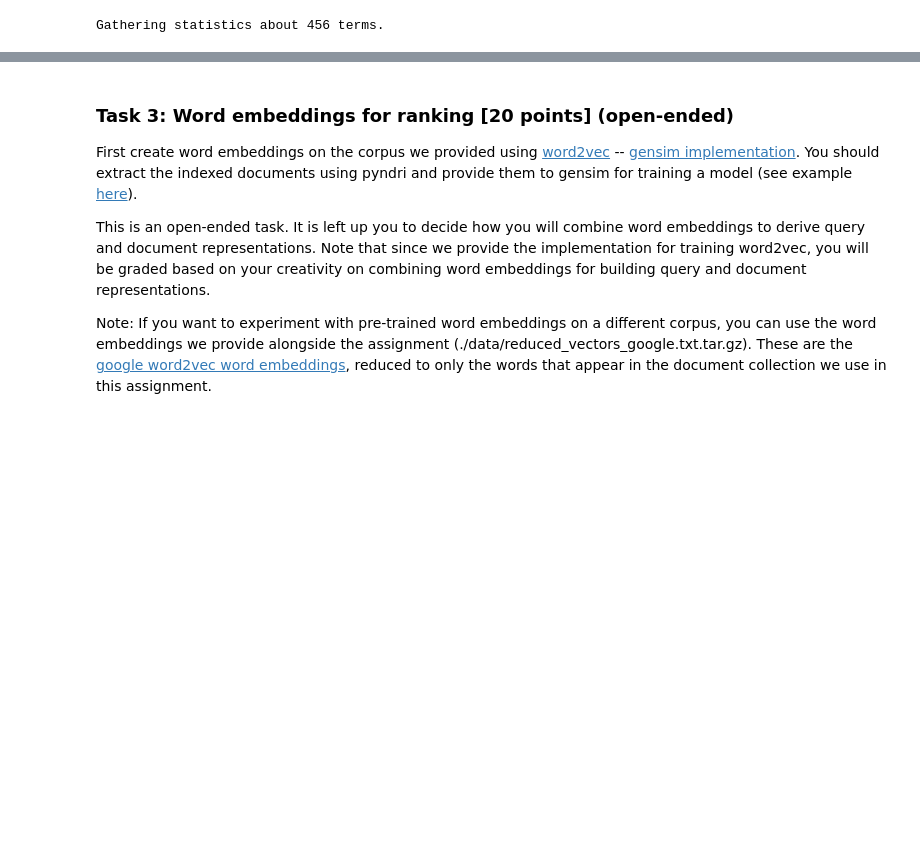
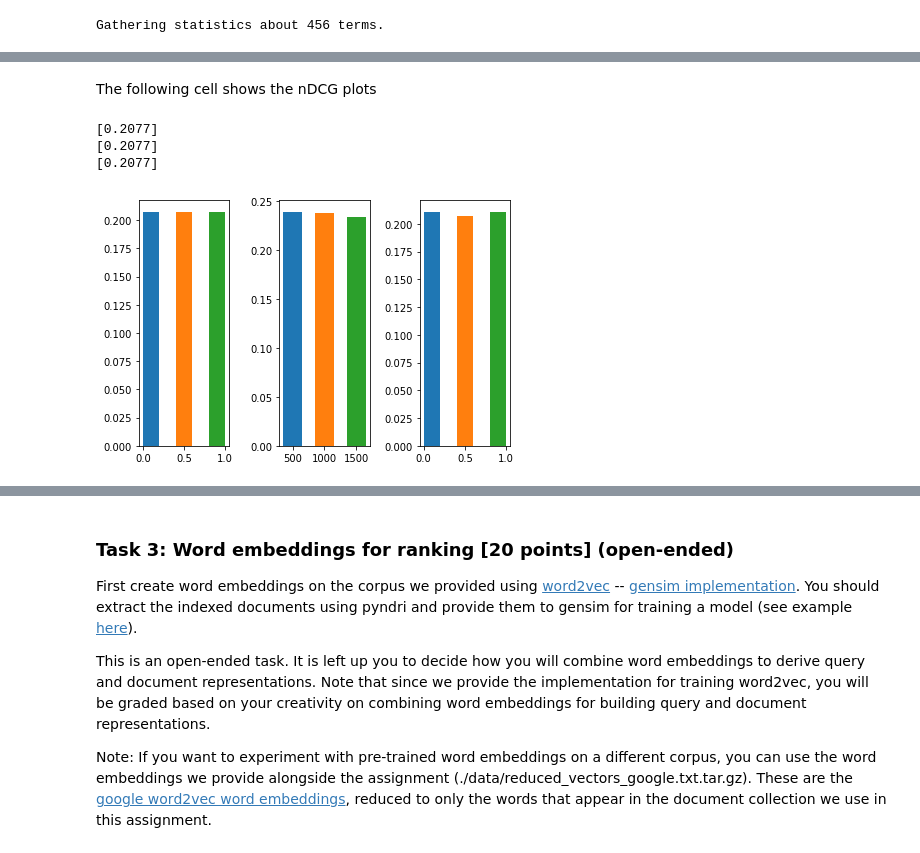
Before and after one commit to ArendvD/IR1, a Jupyter notebook: Project2/HW2/assignment.ipynb, the cells around one changed output, grey strips where cells are left out. Cells and saved outputs as stored; diff of their text form; code cells hidden in the pictures; blank space fills up the shorter version.

```diff
--- a/Project2/HW2/assignment.ipynb
+++ b/Project2/HW2/assignment.ipynb
@@ -487,0 +582,38 @@ Retrieving using absolute_discounting
+# %% [markdown]
+The following cell shows the nDCG plots
+# %%
+import matplotlib.pyplot as plt
+
+metric = ['ndcg_cut.10']
+
+fig,axarr = plt.subplots(1,3)
+
+lmbda_lis = [0.1,0.5,0.9]
+mu_lis = [500, 1000, 1500]
+delta_lis = [0.1,0.5,0.9]
+
+
+
+for i in range(3):
+    run_file = 'jelinek_mercer' + str(i) +'.run'
+    result = trec_eval(metric, run_file)
+    axarr[0].bar(lmbda_lis[i], result, width = 0.2)
+
+
+    run_file = 'dirichlet' + str(i) +'.run'
+    result = trec_eval(metric, run_file)
+    axarr[1].bar(mu_lis[i], result, width = 300)
+
+
+    run_file = 'absolute_discounting' + str(i) +'.run'
+    result = trec_eval(metric, run_file)
+    axarr[2].bar(delta_lis[i], result, width = 0.2)
+
+
+fig.tight_layout()
+plt.show()
+# %% [output]
+[0.2077]
+[0.2077]
+[0.2077]
+[figure, added]
```
Also changed, not shown: parts of 7 cells of this notebook, 15 other files.
